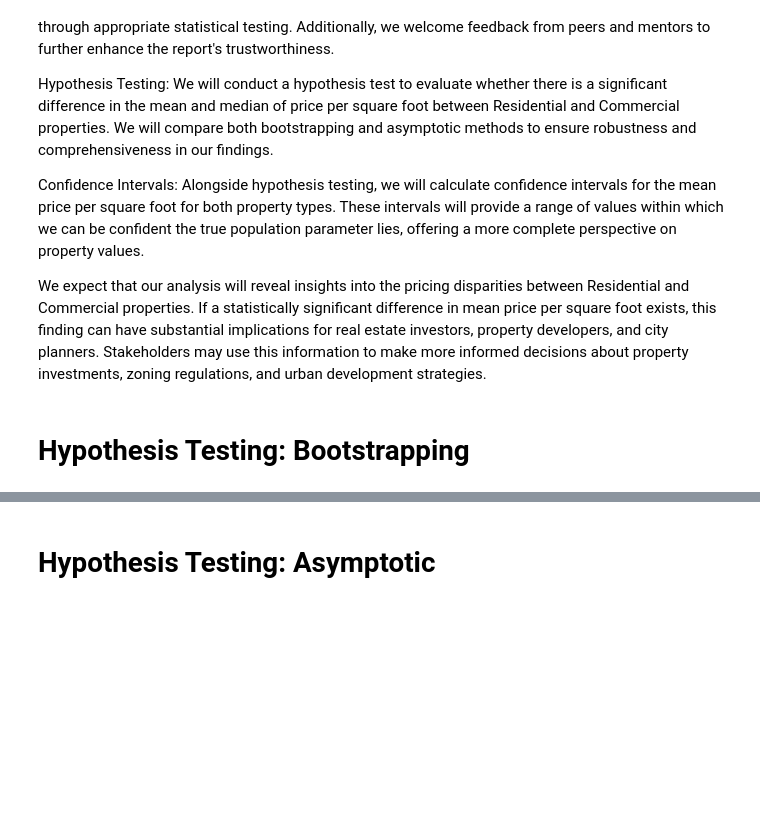
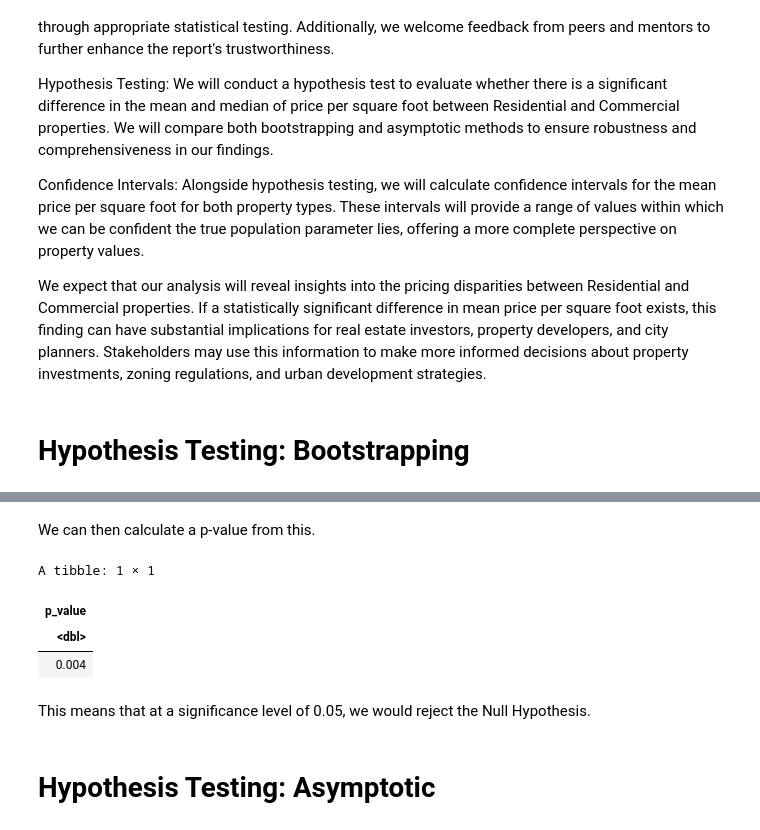
Before and after one commit to mhuang306/STAT-201-proj, a Jupyter notebook: Project Report.ipynb, the cells around one changed output, grey strips where cells are left out. Cells and saved outputs as stored; diff of their text form; code cells hidden in the pictures; blank space fills up the shorter version.

```diff
--- a/Project Report.ipynb
+++ b/Project Report.ipynb
@@ -159,3 +231,18 @@ We expect that our analysis will reveal insights into the pricing disparities be
+# %% [markdown]
+We can then calculate a p-value from this.
+# %%
+p_value <-
+   null_model_house |>
+   get_p_value(obs_stat = obs_mean_diff, direction = "two.sided")
+
+p_value
+# %% [output]
+A tibble: 1 × 1
+| p_value |
+| <dbl> |
+| 0.004 |
+# %% [markdown]
+This means that at a significance level of 0.05, we would reject the Null Hypothesis.
 # %% [markdown]
 # Hypothesis Testing: Asymptotic
 # %% [markdown]
```
Also changed, not shown: parts of 8 cells of this notebook.
